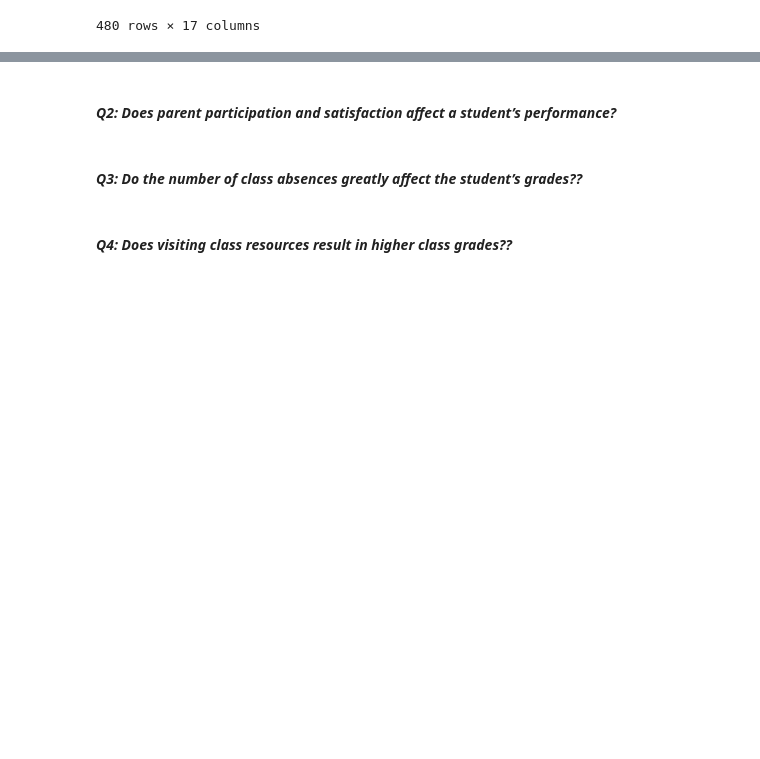
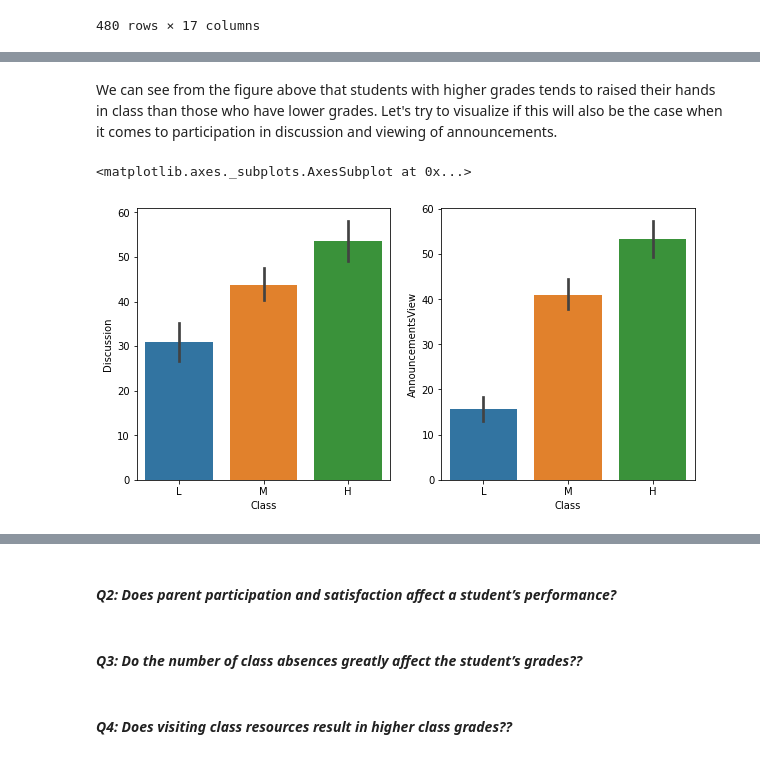
Before and after one commit to okaystephen/DATASCI-MCO, a Jupyter notebook: DATASCI_MCO.ipynb, the cells around one changed output, grey strips where cells are left out. Drawn from its saved outputs; the diff is of its cells as text; code cells hidden in the pictures; blank space fills up the shorter version.

```diff
--- a/DATASCI_MCO.ipynb
+++ b/DATASCI_MCO.ipynb
@@ -199,0 +235,9 @@ Now that we have cleaned our dataset, we can now proceed in analyzing our data a
+# %% [markdown]
+We can see from the figure above that students with higher grades tends to raised their hands in class than those who have lower grades. Let's try to visualize if this will also be the case when it comes to participation in discussion and viewing of announcements.
+# %%
+fig, axarr  = plt.subplots(1,2,figsize=(10,5))
+sns.barplot(x='Class', y='Discussion', order=['L','M','H'], data=q1_df,  ax=axarr[0])
+sns.barplot(x='Class', y='AnnouncementsView', order=['L','M','H'], data=q1_df, ax=axarr[1])
+# %% [output]
+<matplotlib.axes._subplots.AxesSubplot at 0x...>
+[figure, added]
```
Also changed, not shown: parts of 8 cells of this notebook.
